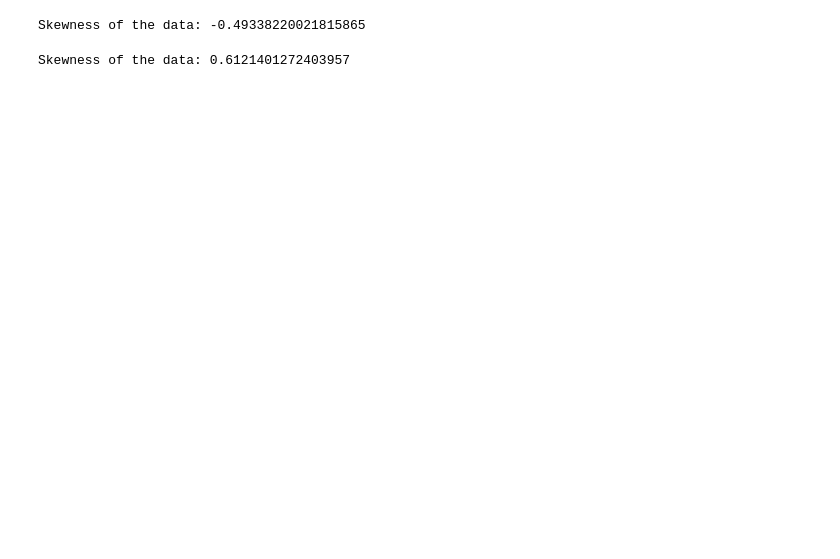
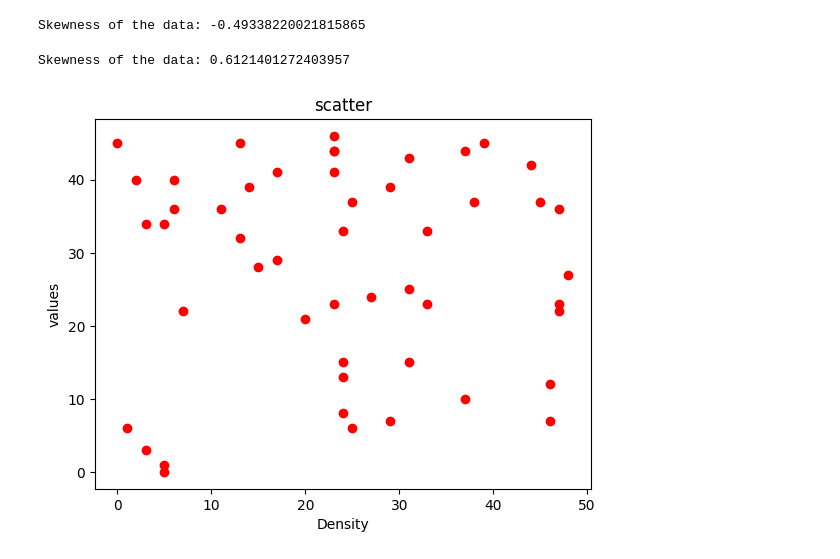
Before and after one commit to ary4nsinha/python-common-book, a Jupyter notebook: machine learning/ids/ca 2/practice.ipynb, the cells around one changed output. Cells and saved outputs as stored; diff of their text form; code cells hidden in the pictures; blank space fills up the shorter version.

```diff
--- a/machine learning/ids/ca 2/practice.ipynb
+++ b/machine learning/ids/ca 2/practice.ipynb
@@ -128,3 +130,15 @@ skewness = skew(data)
 print("Skewness of the data:", skewness)
 # %% [output]
 Skewness of the data: 0.6121401272403957
+# %%
+import numpy as np
+import matplotlib.pyplot as plt
+x = np.random.randint(50,size=(50))
+y = np.random.randint(50,size=(50))
+plt.xlabel('Density')
+plt.ylabel('values')
+plt.title('scatter')
+plt.scatter(x,y,c='red')
+plt.show()
+# %% [output]
+[figure, added]
```
Also changed, not shown: parts of 2 cells of this notebook, 15 other files.
